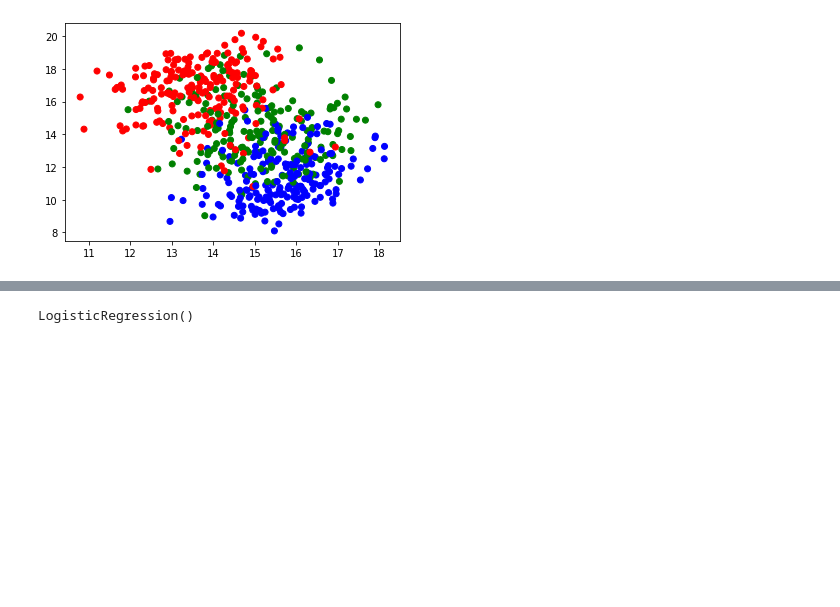
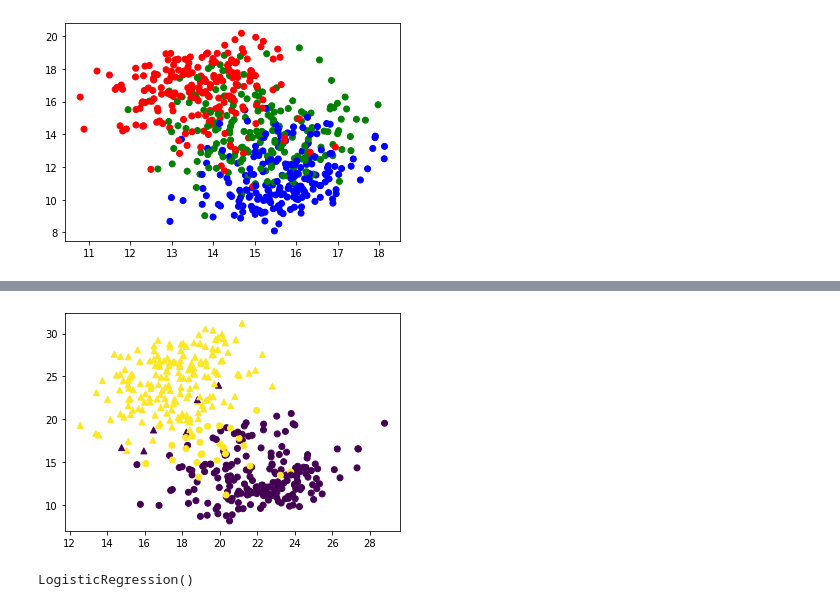
Before and after one commit to markjosims/malachor5, a Jupyter notebook: notebooks/visualize_sli_macbook.ipynb, the cells around one changed output, grey strips where cells are left out. Drawn from its saved outputs; the diff is of its cells as text; code cells hidden in the pictures; blank space fills up the shorter version.

Commit message:
refactor methods for embeddings and inference

```diff
--- a/notebooks/visualize_sli_macbook.ipynb
+++ b/notebooks/visualize_sli_macbook.ipynb
@@ -112,0 +115,7 @@ torch.Size([600, 1280])
+# %%
+df_nohimeng = df[~him]
+embeds_nohimeng = embeds[~him]
+logits_nohimeng = logits[~him]
+hs_nohimeng = [record_hs for i, record_hs in enumerate(hs) if him[i]==0]
+hs_avgs_nohimeng = [record_hs for i, record_hs in enumerate(hs_means_by_layer) if him[i]==0]
+df_nohimeng.shape, embeds_nohimeng.shape, logits_nohimeng.shape, len(hs_nohimeng), len(hs_avgs_nohimeng)
@@ -182,0 +208,5 @@ plt.scatter(x, y, c=c)
+# %%
+n_clusters=2
+x=embeds
+labels = KMeans(n_clusters=n_clusters).fit(x).labels_
+labels
@@ -182,0 +231,15 @@ plt.scatter(x, y, c=c)
+# %%
+def plot_kmeans(x, y, n_clusters=2):
+    clusters = KMeans(n_clusters=n_clusters).fit(x)
+    labels = clusters.labels_
+    points=clusters.transform(x)
+    dim1=points[:,0]
+    dim2=points[:,1]
+
+    markers = ["^" , "o", "x"]
+    for i, val in enumerate(np.unique(labels)):
+        slice=labels==val
+        plt.scatter(x=dim1[slice], y=dim2[slice], c=y[slice], marker=markers[i])
+plot_kmeans(logits_nohimeng,df_nohimeng['y1'],2)
+# %% [output]
+[figure, added]
```
Also changed, not shown: parts of 13 cells of this notebook, 1 other file.
